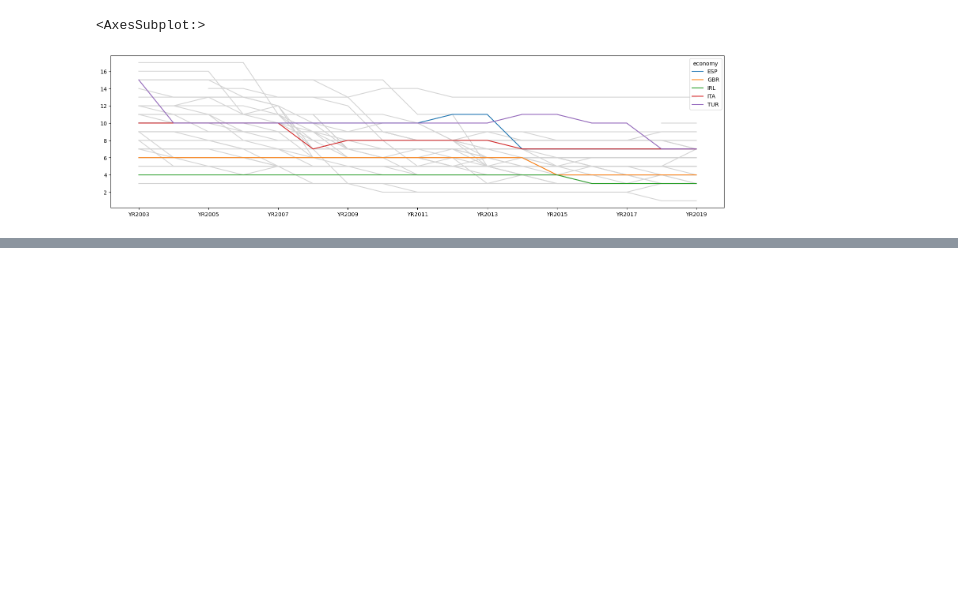
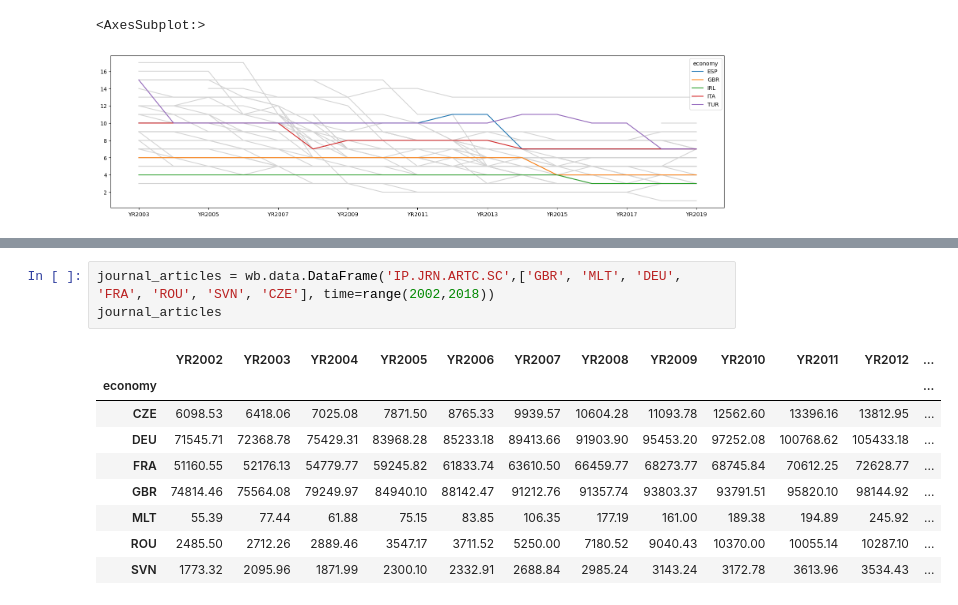
Before and after one commit to JonathonClegg/DAFT_0116, a Jupyter notebook: Module_1/Lab_13_APIs/API-World Bank.ipynb, the cells around one changed output, grey strips where cells are left out. Cells and saved outputs as stored; diff of their text form; blank space fills up the shorter version.

```diff
--- a/Module_1/Lab_13_APIs/API-World Bank.ipynb
+++ b/Module_1/Lab_13_APIs/API-World Bank.ipynb
@@ -99,0 +106,13 @@ startup.T.plot(ax=ax, figsize=(20,5))
+# %%
+journal_articles = wb.data.DataFrame('IP.JRN.ARTC.SC',['GBR', 'MLT', 'DEU', 'FRA', 'ROU', 'SVN', 'CZE'], time=range(2002,2018))
+journal_articles
+# %% [output]
+|  | YR2002 | YR2003 | YR2004 | YR2005 | YR2006 | YR2007 | YR2008 | YR2009 | YR2010 | YR2011 | YR2012 | ... |
+| economy |  |  |  |  |  |  |  |  |  |  |  | ... |
+| CZE | 6098.53 | 6418.06 | 7025.08 | 7871.50 | 8765.33 | 9939.57 | 10604.28 | 11093.78 | 12562.60 | 13396.16 | 13812.95 | ... |
+| DEU | 71545.71 | 72368.78 | 75429.31 | 83968.28 | 85233.18 | 89413.66 | 91903.90 | 95453.20 | 97252.08 | 100768.62 | 105433.18 | ... |
+| FRA | 51160.55 | 52176.13 | 54779.77 | 59245.82 | 61833.74 | 63610.50 | 66459.77 | 68273.77 | 68745.84 | 70612.25 | 72628.77 | ... |
+| GBR | 74814.46 | 75564.08 | 79249.97 | 84940.10 | 88142.47 | 91212.76 | 91357.74 | 93803.37 | 93791.51 | 95820.10 | 98144.92 | ... |
+| MLT | 55.39 | 77.44 | 61.88 | 75.15 | 83.85 | 106.35 | 177.19 | 161.00 | 189.38 | 194.89 | 245.92 | ... |
+| ROU | 2485.50 | 2712.26 | 2889.46 | 3547.17 | 3711.52 | 5250.00 | 7180.52 | 9040.43 | 10370.00 | 10055.14 | 10287.10 | ... |
+| SVN | 1773.32 | 2095.96 | 1871.99 | 2300.10 | 2332.91 | 2688.84 | 2985.24 | 3143.24 | 3172.78 | 3613.96 | 3534.43 | ... |
```
Also changed, not shown: parts of 3 cells of this notebook, 4 other files.
